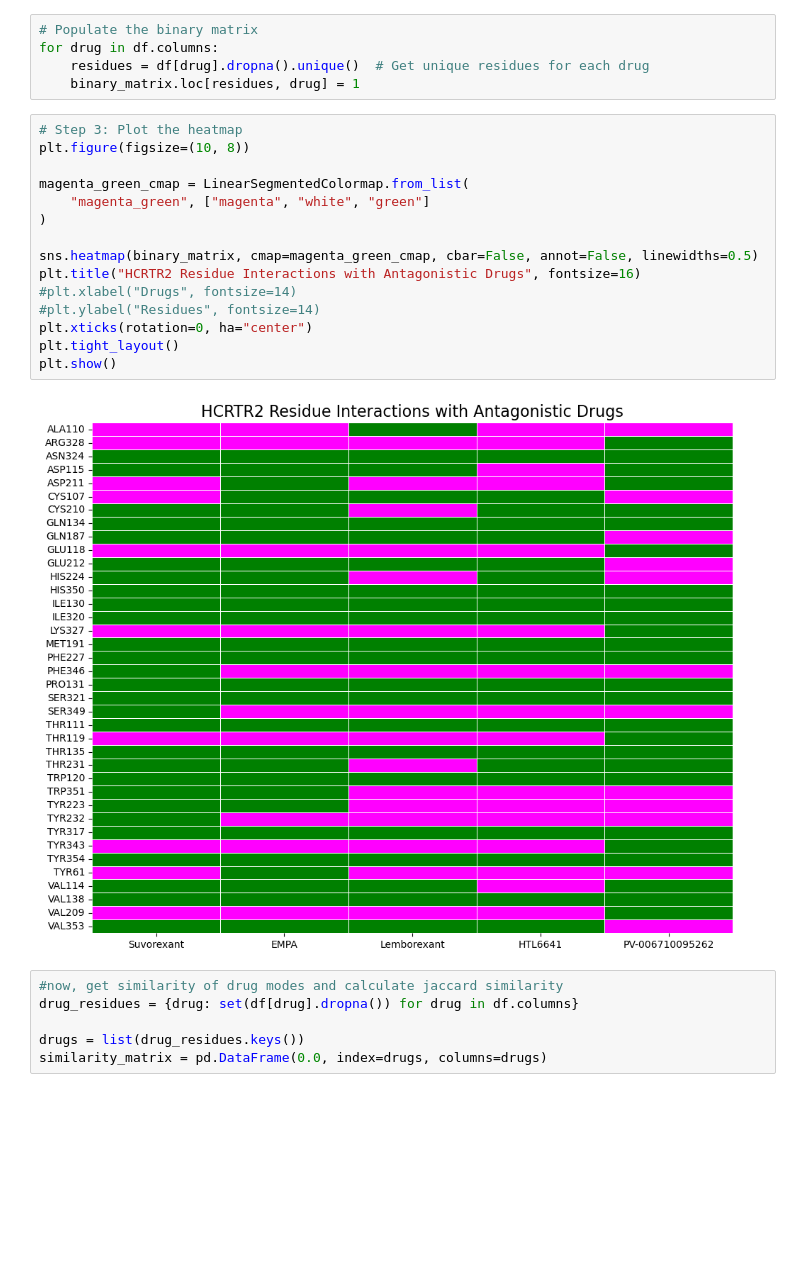
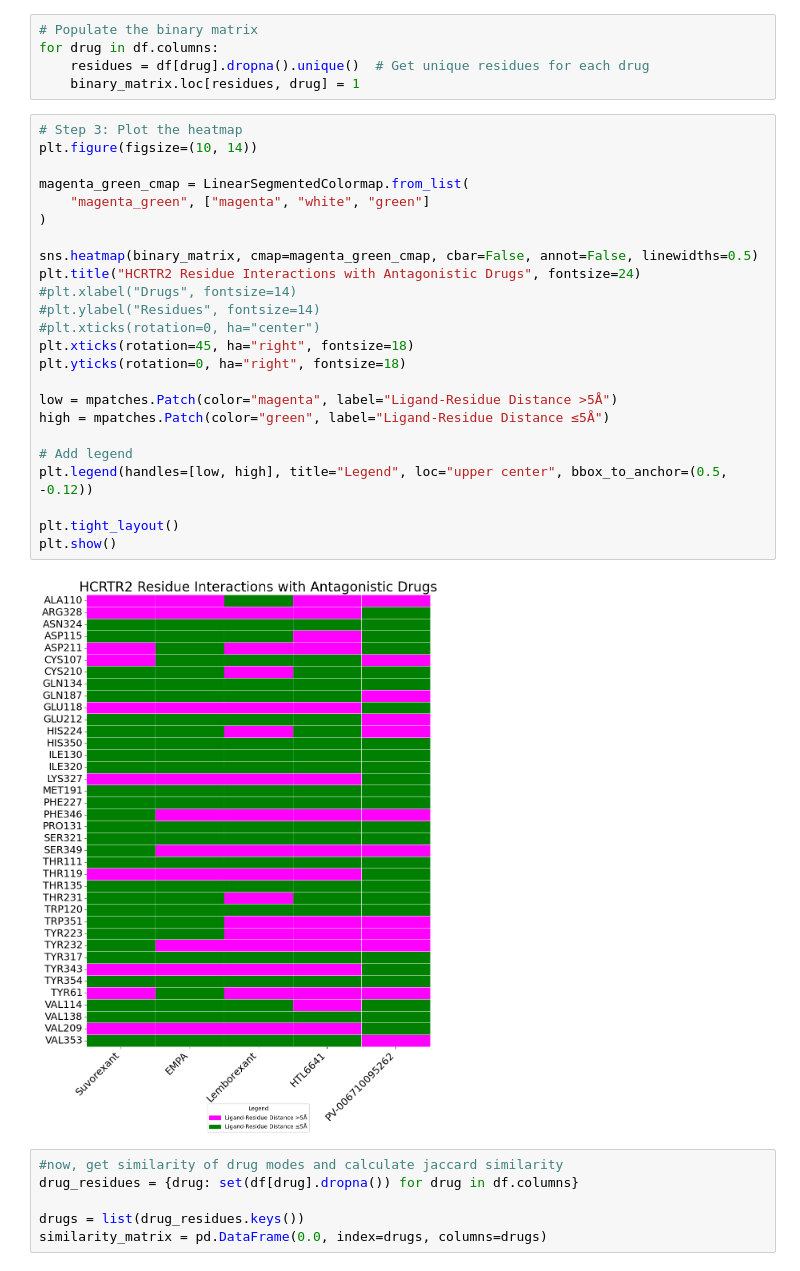
Before and after one commit to toadlover/ginsparg_thymelab_thesis, a Jupyter notebook: jupyter_notebooks/figure_making/antagonists_and_drug27_nearby_residue_heatmap_analysis.ipynb, the cells around one changed output. Saved outputs shown, nothing was run; the diff lists cells and outputs as text; blank space fills up the shorter version.

Commit message:
making graphs more readable

```diff
--- a/jupyter_notebooks/figure_making/antagonists_and_drug27_nearby_residue_heatmap_analysis.ipynb
+++ b/jupyter_notebooks/figure_making/antagonists_and_drug27_nearby_residue_heatmap_analysis.ipynb
@@ -40,21 +64,30 @@ for drug in df.columns:
     binary_matrix.loc[residues, drug] = 1
 # %%
 # Step 3: Plot the heatmap
-plt.figure(figsize=(10, 8))
+plt.figure(figsize=(10, 14))
 
 magenta_green_cmap = LinearSegmentedColormap.from_list(
     "magenta_green", ["magenta", "white", "green"]
 )
 
 sns.heatmap(binary_matrix, cmap=magenta_green_cmap, cbar=False, annot=False, linewidths=0.5)
-plt.title("HCRTR2 Residue Interactions with Antagonistic Drugs", fontsize=16)
+plt.title("HCRTR2 Residue Interactions with Antagonistic Drugs", fontsize=24)
 #plt.xlabel("Drugs", fontsize=14)
 #plt.ylabel("Residues", fontsize=14)
-plt.xticks(rotation=0, ha="center")
+#plt.xticks(rotation=0, ha="center")
+plt.xticks(rotation=45, ha="right", fontsize=18)
+plt.yticks(rotation=0, ha="right", fontsize=18)
+
+low = mpatches.Patch(color="magenta", label="Ligand-Residue Distance >5Å")
+high = mpatches.Patch(color="green", label="Ligand-Residue Distance ≤5Å")
+
+# Add legend
+plt.legend(handles=[low, high], title="Legend", loc="upper center", bbox_to_anchor=(0.5, -0.12))
+
 plt.tight_layout()
 plt.show()
 # %% [output]
-[figure, old version]
+[figure, new version]
 # %%
 #now, get similarity of drug modes and calculate jaccard similarity
 drug_residues = {drug: set(df[drug].dropna()) for drug in df.columns}
```
Also changed, not shown: parts of 3 cells of this notebook, 1 other file.
